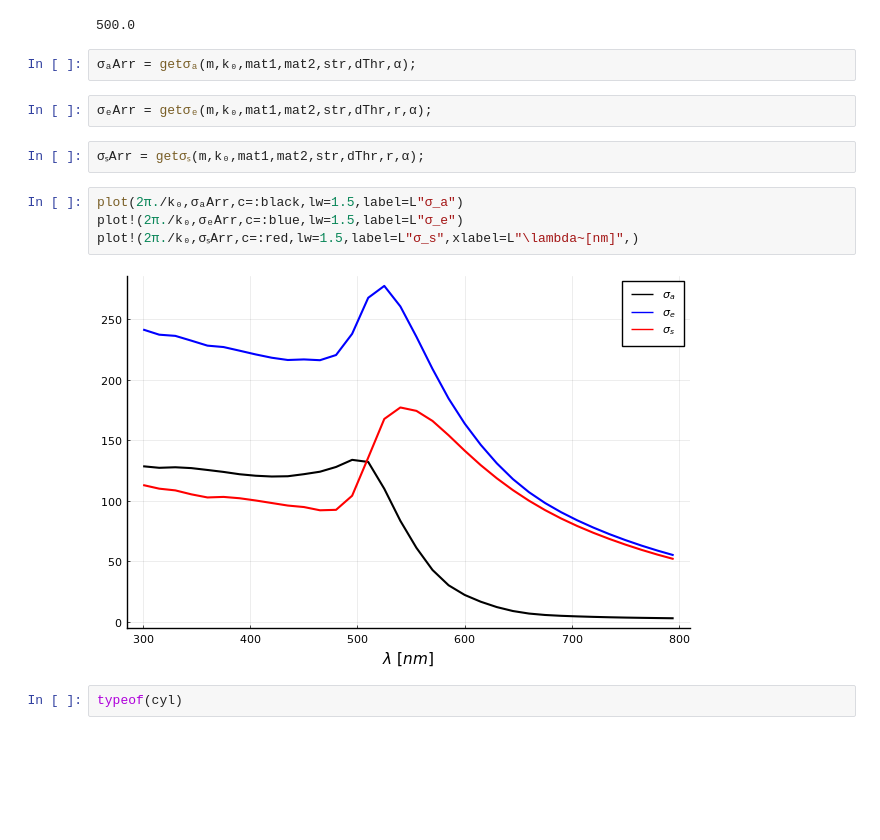
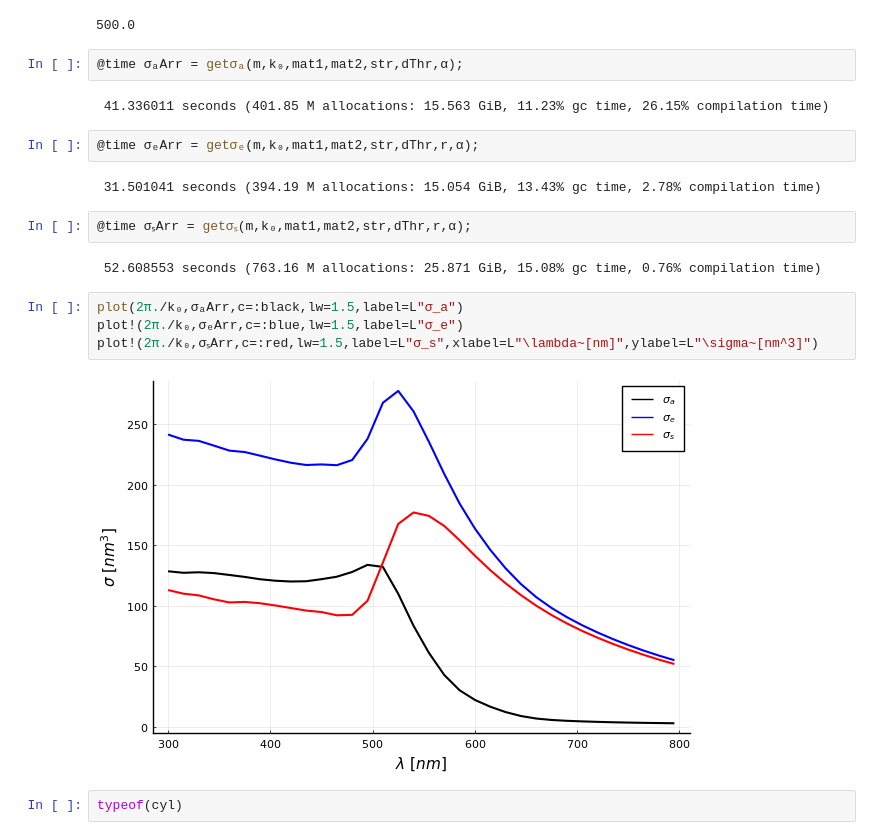
Before and after one commit to Gabmtzz/nanoOpt.jl, a Jupyter notebook: notebook/scatter2d/sc2D_1.ipynb, the cells around one changed output. Saved outputs shown, nothing was run; the diff lists cells and outputs as text; blank space fills up the shorter version.

```diff
--- a/notebook/scatter2d/sc2D_1.ipynb
+++ b/notebook/scatter2d/sc2D_1.ipynb
@@ -40,17 +40,23 @@ r = 500.
 # %% [output]
 500.0
 # %%
-σₐArr = getσₐ(m,k₀,mat1,mat2,str,dThr,α);
+@time σₐArr = getσₐ(m,k₀,mat1,mat2,str,dThr,α);
+# %% [output]
+ 41.336011 seconds (401.85 M allocations: 15.563 GiB, 11.23% gc time, 26.15% compilation time)
 # %%
-σₑArr = getσₑ(m,k₀,mat1,mat2,str,dThr,r,α);
+@time σₑArr = getσₑ(m,k₀,mat1,mat2,str,dThr,r,α);
+# %% [output]
+ 31.501041 seconds (394.19 M allocations: 15.054 GiB, 13.43% gc time, 2.78% compilation time)
 # %%
-σₛArr = getσₛ(m,k₀,mat1,mat2,str,dThr,r,α);
+@time σₛArr = getσₛ(m,k₀,mat1,mat2,str,dThr,r,α);
+# %% [output]
+ 52.608553 seconds (763.16 M allocations: 25.871 GiB, 15.08% gc time, 0.76% compilation time)
 # %%
 plot(2π./k₀,σₐArr,c=:black,lw=1.5,label=L"σ_a")
 plot!(2π./k₀,σₑArr,c=:blue,lw=1.5,label=L"σ_e")
-plot!(2π./k₀,σₛArr,c=:red,lw=1.5,label=L"σ_s",xlabel=L"\lambda~[nm]",)
+plot!(2π./k₀,σₛArr,c=:red,lw=1.5,label=L"σ_s",xlabel=L"\lambda~[nm]",ylabel=L"\sigma~[nm^3]")
 # %% [output]
-[figure, old version]
+[figure, new version]
 # %%
 typeof(cyl)
 # %% [output]
```
Also changed, not shown: parts of 1 cell of this notebook, 6 other files.
